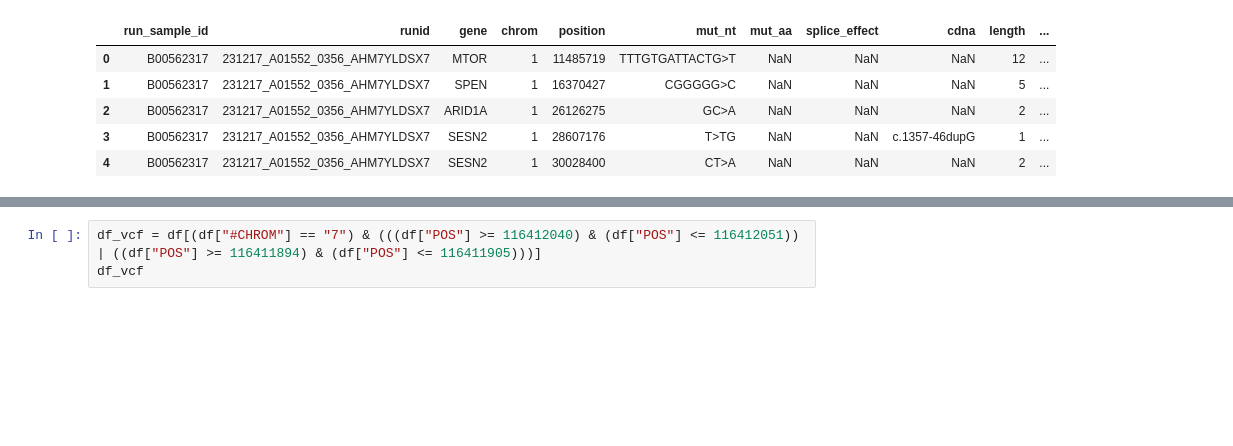
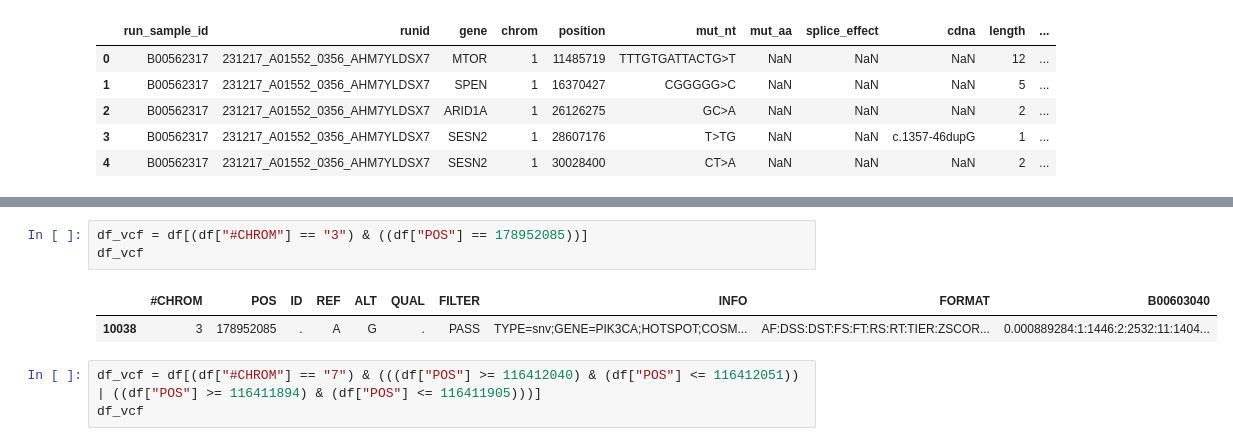
Before and after one commit to gh-hazhang/scripts, a Jupyter notebook: Before_02152024/Quick_check.ipynb, the cells around one changed output, grey strips where cells are left out. Cells and saved outputs as stored; diff of their text form; blank space fills up the shorter version.

```diff
--- a/Before_02152024/Quick_check.ipynb
+++ b/Before_02152024/Quick_check.ipynb
@@ -135,3 +161,9 @@ df.head()
+# %%
+df_vcf = df[(df["#CHROM"] == "3") & ((df["POS"] == 178952085))]
+df_vcf
+# %% [output]
+|  | #CHROM | POS | ID | REF | ALT | QUAL | FILTER | INFO | FORMAT | B00603040 |
+| 10038 | 3 | 178952085 | . | A | G | . | PASS | TYPE=snv;GENE=PIK3CA;HOTSPOT;COSM... | AF:DSS:DST:FS:FT:RS:RT:TIER:ZSCOR... | 0.000889284:1:1446:2:2532:11:1404... |
 # %%
 df_vcf = df[(df["#CHROM"] == "7") & (((df["POS"] >= 116412040) & (df["POS"] <= 116412051)) | ((df["POS"] >= 116411894) & (df["POS"] <= 116411905)))]
 df_vcf
```
Also changed, not shown: parts of 1 cell of this notebook, 5 other files.
